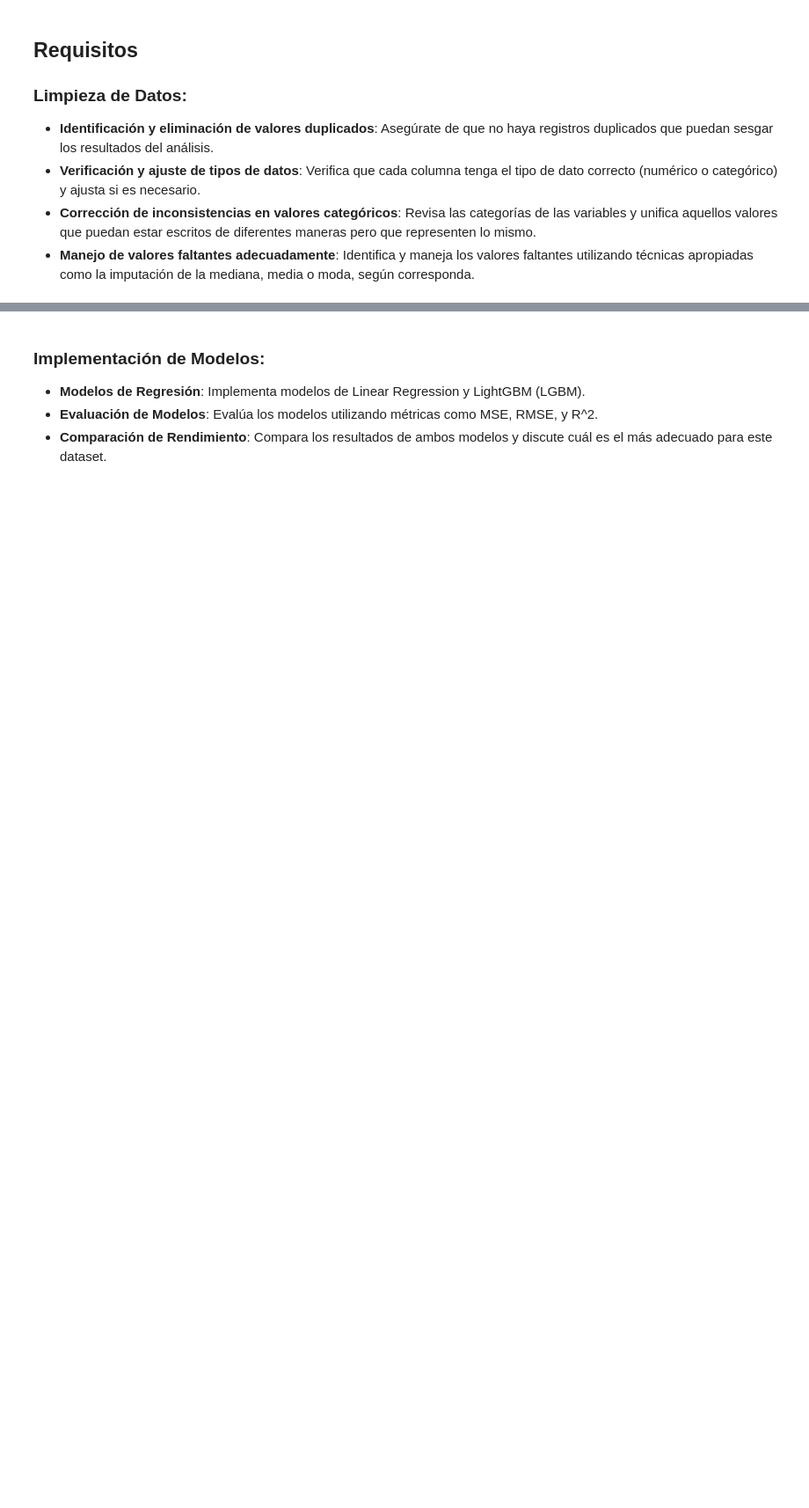
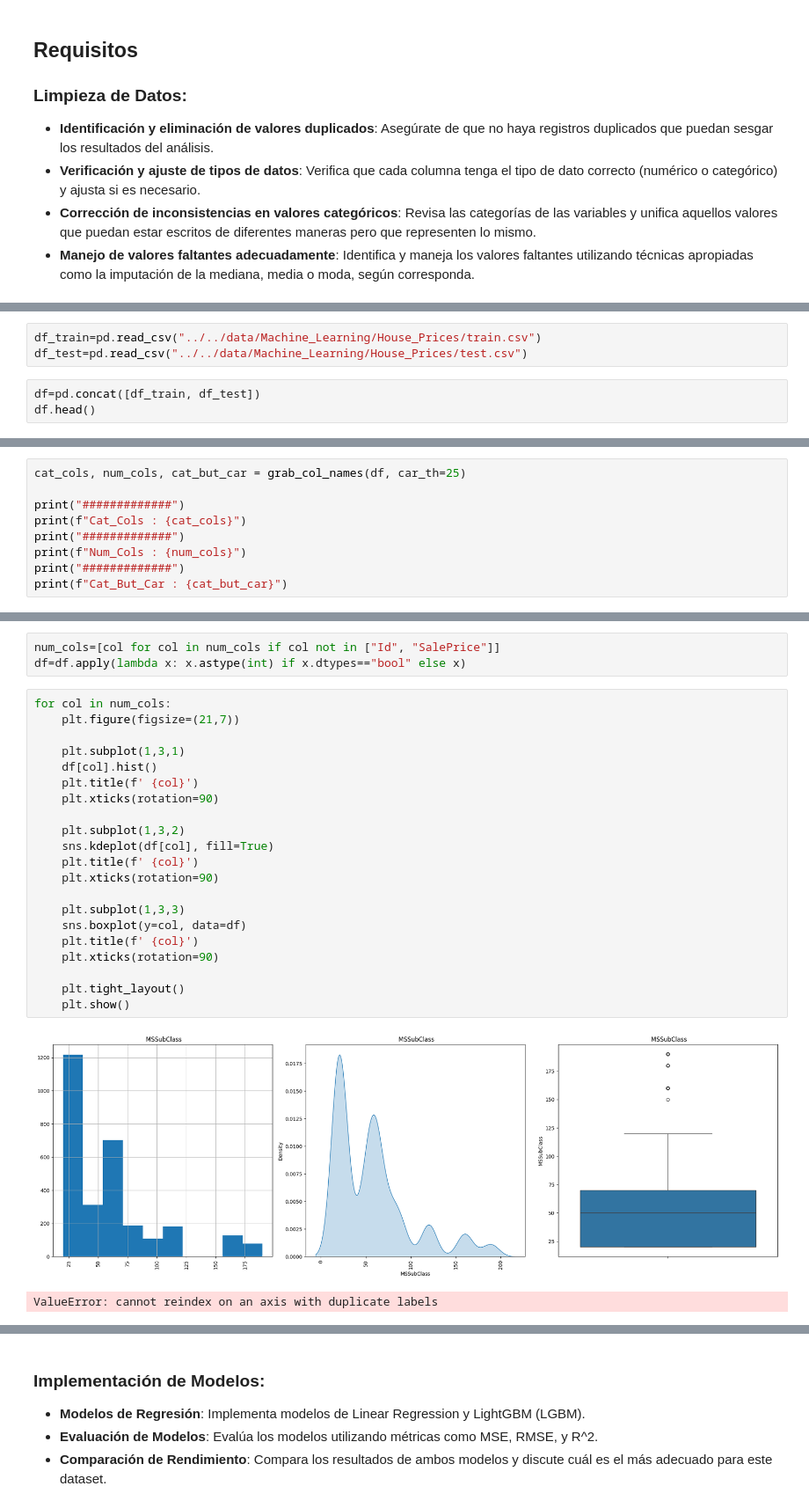
Before and after one commit to romi-escobar/Examen_de_Certificacion-Version_C, a Jupyter notebook: src/Machine_Learning/intento_1.ipynb, the cells around one changed output, grey strips where cells are left out. Shown at 88% size. Drawn from its saved outputs; the diff is of its cells as text; blank space fills up the shorter version.

```diff
--- a/src/Machine_Learning/intento_1.ipynb
+++ b/src/Machine_Learning/intento_1.ipynb
@@ -96,0 +136,6 @@ El **«House Prices Dataset»** contiene datos sobre diversas características d
+# %%
+df_train=pd.read_csv("../../data/Machine_Learning/House_Prices/train.csv")
+df_test=pd.read_csv("../../data/Machine_Learning/House_Prices/test.csv")
+# %%
+df=pd.concat([df_train, df_test])
+df.head()
@@ -96,0 +221,9 @@ El **«House Prices Dataset»** contiene datos sobre diversas características d
+# %%
+cat_cols, num_cols, cat_but_car = grab_col_names(df, car_th=25)
+
+print("#############")
+print(f"Cat_Cols : {cat_cols}")
+print("#############")
+print(f"Num_Cols : {num_cols}")
+print("#############")
+print(f"Cat_But_Car : {cat_but_car}")
@@ -96,0 +248,27 @@ El **«House Prices Dataset»** contiene datos sobre diversas características d
+# %%
+num_cols=[col for col in num_cols if col not in ["Id", "SalePrice"]]
+df=df.apply(lambda x: x.astype(int) if x.dtypes=="bool" else x)
+# %%
+for col in num_cols:
+    plt.figure(figsize=(21,7))
+
+    plt.subplot(1,3,1)
+    df[col].hist()
+    plt.title(f' {col}')
+    plt.xticks(rotation=90)
+
+    plt.subplot(1,3,2)
+    sns.kdeplot(df[col], fill=True)
+    plt.title(f' {col}')
+    plt.xticks(rotation=90)
+
+    plt.subplot(1,3,3)
+    sns.boxplot(y=col, data=df)
+    plt.title(f' {col}')
+    plt.xticks(rotation=90)
+
+    plt.tight_layout()
+    plt.show()
+# %% [output]
+[figure, added]
+ValueError: cannot reindex on an axis with duplicate labels
```
Also changed, not shown: parts of 65 cells of this notebook, 1 other file.
